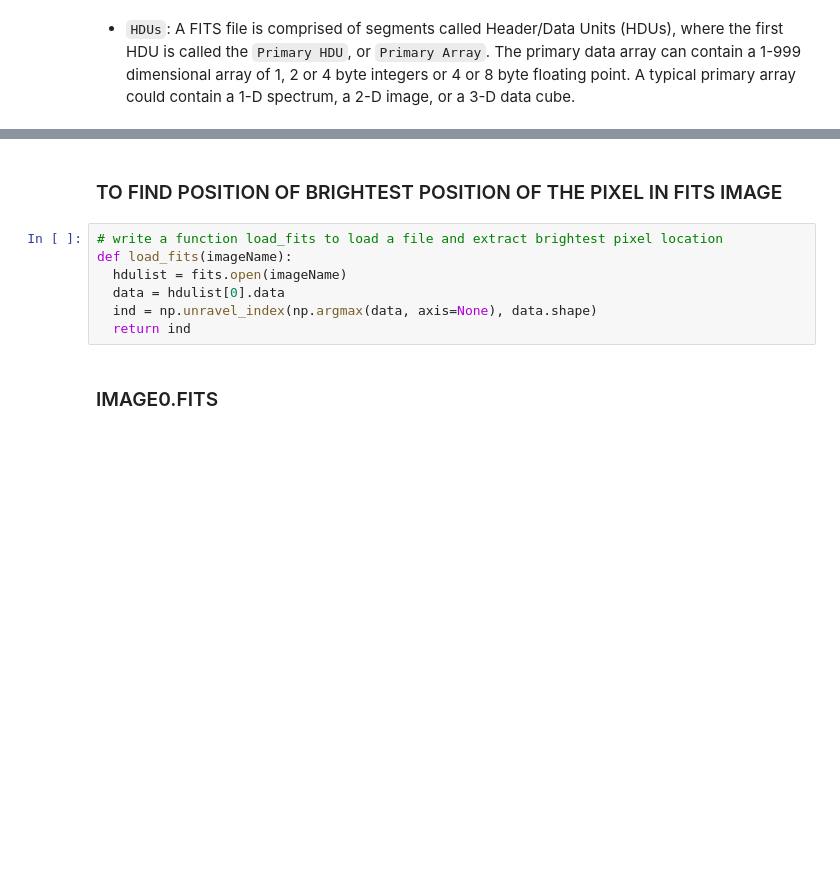
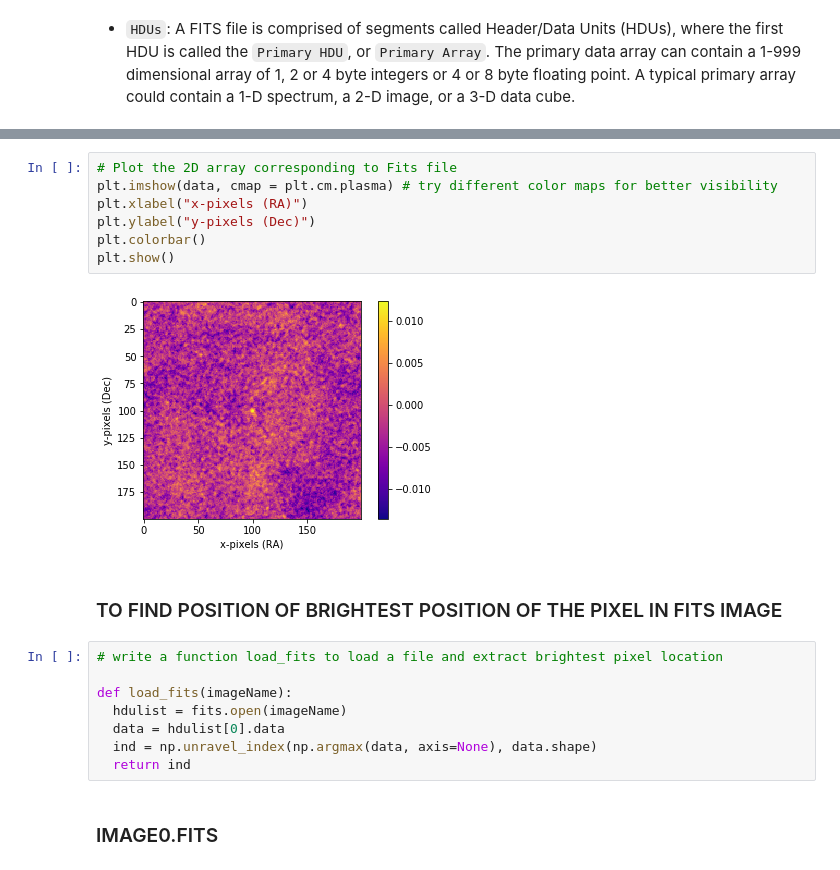
Before and after one commit to rkmallik360/pulsarDetection, a Jupyter notebook: imageStackingConcept.ipynb, the cells around one changed output, grey strips where cells are left out. Drawn from its saved outputs; the diff is of its cells as text; blank space fills up the shorter version.

```diff
--- a/imageStackingConcept.ipynb
+++ b/imageStackingConcept.ipynb
@@ -186,7 +243,17 @@ plt.show()
+# %%
+# Plot the 2D array corresponding to Fits file
+plt.imshow(data, cmap = plt.cm.plasma) # try different color maps for better visibility
+plt.xlabel("x-pixels (RA)")
+plt.ylabel("y-pixels (Dec)")
+plt.colorbar()
+plt.show()
+# %% [output]
+[figure, added]
 # %% [markdown]
 ### TO FIND POSITION OF BRIGHTEST POSITION OF THE PIXEL IN FITS IMAGE
 # %%
 # write a function load_fits to load a file and extract brightest pixel location
+
 def load_fits(imageName):
   hdulist = fits.open(imageName)
   data = hdulist[0].data
```
Also changed, not shown: parts of 22 cells of this notebook, 4 other files.
